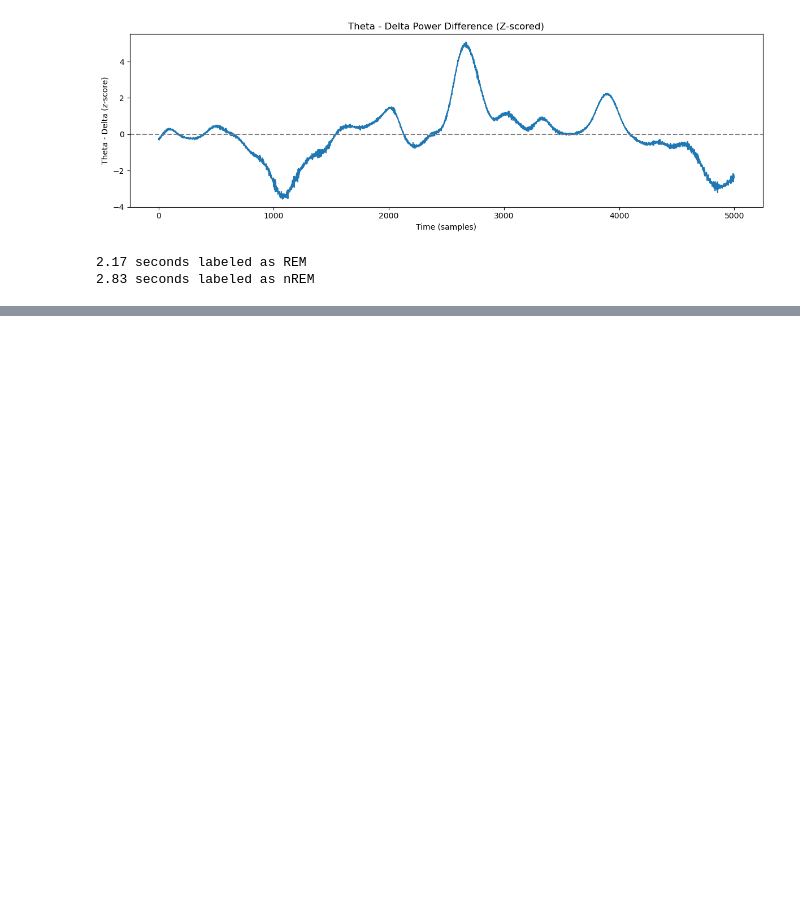
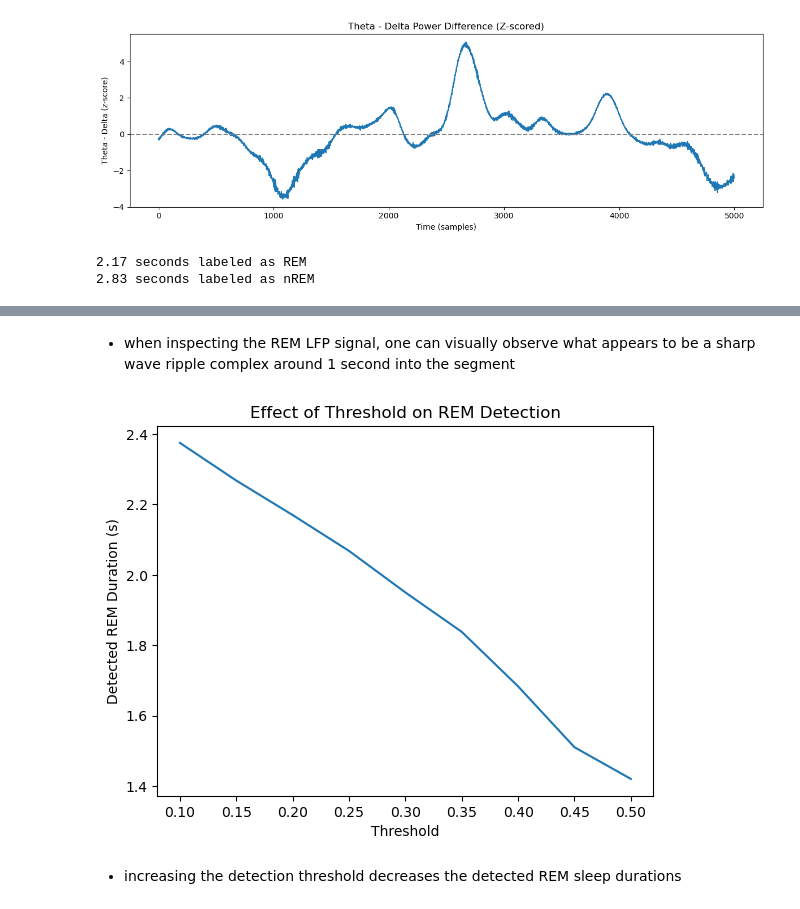
Before and after one commit to lschlinkheider/neuroanalysis, a Jupyter notebook: neural_data/01-local_field_potential/exercises.ipynb, the cells around one changed output, grey strips where cells are left out. Drawn from its saved outputs; the diff is of its cells as text; code cells hidden in the pictures; blank space fills up the shorter version.

```diff
--- a/neural_data/01-local_field_potential/exercises.ipynb
+++ b/neural_data/01-local_field_potential/exercises.ipynb
@@ -333,0 +335,20 @@ plt.legend(loc=(0,1))
+# %% [markdown]
+- when inspecting the REM LFP signal, one can visually observe what appears to be a sharp wave ripple complex around 1 second into the segment
+# %%
+# changing REM threshold
+thresholds = np.linspace(0.1,0.5,9)
+rem_durations = []
+
+for t in thresholds:
+    rem = pwr_diff > t
+    rem_durations.append(np.sum(rem) / sampling_rate)
+
+plt.plot(thresholds, rem_durations)
+plt.xlabel('Threshold')
+plt.ylabel('Detected REM Duration (s)')
+plt.title('Effect of Threshold on REM Detection')
+plt.show(True)
+# %% [output]
+[figure, added]
+# %% [markdown]
+- increasing the detection threshold decreases the detected REM sleep durations
```
Also changed, not shown: parts of 5 cells of this notebook.
